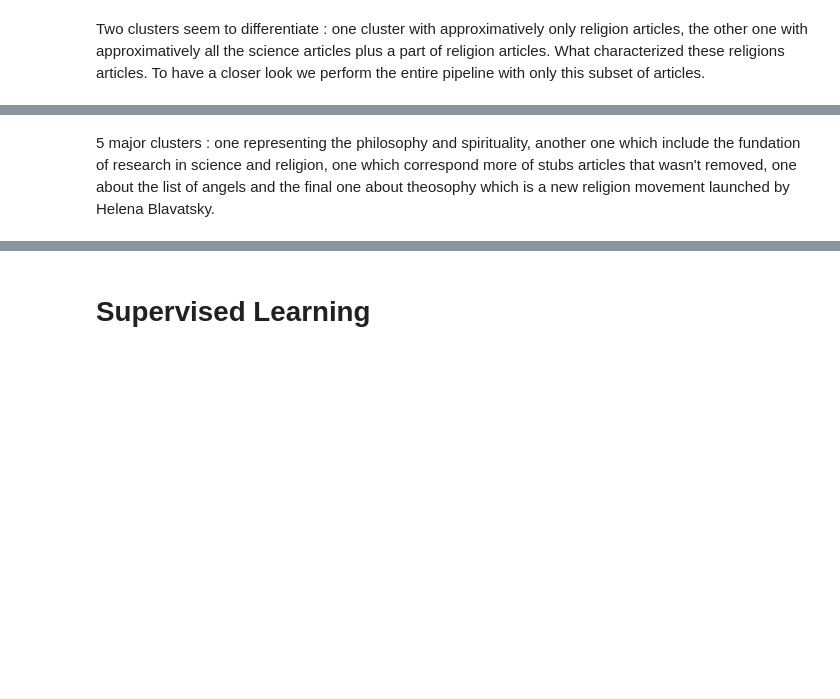
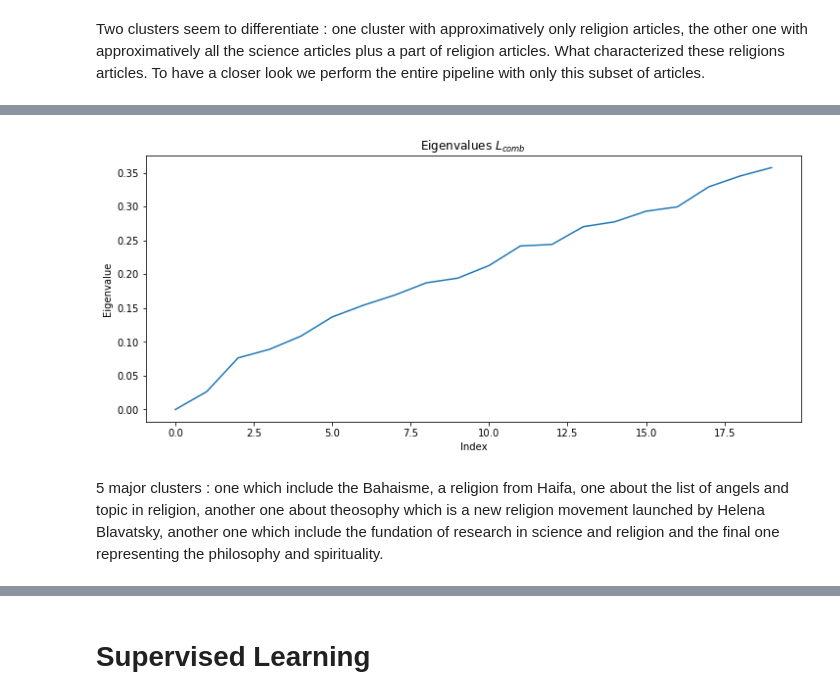
Before and after one commit to aaag97/ntds-projects, a Jupyter notebook: Project/wikipedia.ipynb, the cells around one changed output, grey strips where cells are left out. Saved outputs shown, nothing was run; the diff lists cells and outputs as text; code cells hidden in the pictures; blank space fills up the shorter version.

Commit message:
Make clusters great again

```diff
--- a/Project/wikipedia.ipynb
+++ b/Project/wikipedia.ipynb
@@ -517,7 +570,7 @@ for i in range(0,len(graphs)):
 # %% [markdown]
 The graph has one giant component and a small component composed of 2 nodes, the 16 other components are pages that are alone.
 # %%
-nodes_small_comp = list(graphs[11].nodes())
+nodes_small_comp = list(graphs[5].nodes())
 
 #for curiosity, articles linked in the small component
 for node in nodes_small_comp:
@@ -673,9 +787,9 @@ class SpectralClustering():
         clusters_df.loc[15] = [labels_df_wo.iloc[y_pred[y_pred["label"] == i].index].sum().values[-1:]*100 / len(y_pred[y_pred["label"] == i]) for i in range(self.n_classes)]
         clustering = [0 for  i in range(self.n_classes)]
         for i in range(self.n_classes):
-            graph = nx.from_numpy_matrix(hyperlinks_df.iloc[views_df.reset_index().merge(tf_idf_wo.iloc[y_pred[y_pred["label"] == i].index], on = "article").index,views_df.reset_index().merge(tf_idf_wo.iloc[y_pred[y_pred["label"] == 0].index], on = "article").index].values)
+            graph = nx.from_numpy_matrix(hyperlinks[views_df.reset_index().merge(tf_idf_wo.iloc[y_pred[y_pred["label"] == i].index], on = "article").index,:][:,views_df.reset_index().merge(tf_idf_wo.iloc[y_pred[y_pred["label"] == i].index], on = "article").index])
             clustering[i] = nx.average_clustering(graph)
-        clusters_df.loc[15] = clustering
+        clusters_df.loc[16] = clustering
         clusters_df.sort_index(inplace=True)
         clusters_df.index = ["Most relevant article", "Longest article", "Most viewed article", "1", "2", "3", "4", "5", "6", "7", "8", "9", "10", "Number of articles","Percentage of religion article", "Percentage of science articles", "Average clustering of the hyperlinks matrix"]
         clusters_df.sort_values(by = ["Number of articles"], axis = 1, inplace = True)
@@ -699,11 +844,10 @@ def entire_pipeline(df, nb_clusters=2):
     important_words_df = pd.DataFrame(tf_idf.sum(axis=0, numeric_only=True).sort_values(ascending = False),\
                                   columns=['tfidf'])
     features_a = np.array(features)
-    distances = cosine_distances(features_a)
-    distances = matrixu.cosine_distances(features_a)
+    distances = matrixu.cosine_distances(matrixu, features_a)
     adjacency = matrixu.article_sim_th(0.60,distances, weight=True)
     removed_df, distances_wo, tf_idf_wo, new_labels_df_wo = matrixu.remove_noconnected(adjacency, distances, tf_idf, labels_df_wo)
-    adjacency_wo = article_sim_th(0.50,distances_wo, weight=True)
+    adjacency_wo = matrixu.article_sim_th(0.50,distances_wo, weight=True)
     laplacian = matrixu.compute_laplacian(adjacency_wo, normalize = True)
     eigenvalues, eigenvectors = matrixu.spectral_decomposition(laplacian)
     plt.figure(figsize=(12,5))
@@ -713,7 +857,8 @@ def entire_pipeline(df, nb_clusters=2):
     plt.title('Eigenvalues $L_{comb}$')
     spectral_clustering = SpectralClustering(n_classes=nb_clusters, normalize=True)
     clusters_df, y_pred = spectral_clustering.make_clusters(adjacency_wo, tf_idf_wo, new_df)
-    return clusters_df, y_pred, important_words_df, removed_df, new_labels_df_wo
+    return clusters_df, y_pred, important_words_df, removed_df, new_labels_df_wo, tf_idf_wo
 # %%
-new_clusters_df, new_y_pred, new_important_words_df, new_removed, new_labels_df_wo = entire_pipeline(new_df, 6)
+new_clusters_df, new_y_pred, new_important_words_df, new_removed, new_labels_df_wo, new_tf_idf_wo = entire_pipeline(new_df, 5)
 new_clusters_df
+# %% [output]
@@ -720,2 +883,3 @@ new_clusters_df
+[figure, added]
 # %% [markdown]
-5 major clusters : one representing the philosophy and spirituality, another one which include the fundation of research in science and religion, one which correspond more of stubs articles that wasn't removed, one about the list of angels and the final one about theosophy which is a new religion movement launched by Helena Blavatsky.
+5 major clusters : one which include the Bahaisme, a religion from Haifa, one about the list of angels and topic in religion, another one about theosophy which is a new religion movement launched by Helena Blavatsky, another one which include the fundation of research in science and religion and the final one representing the philosophy and spirituality.
```
Also changed, not shown: parts of 56 cells of this notebook.
